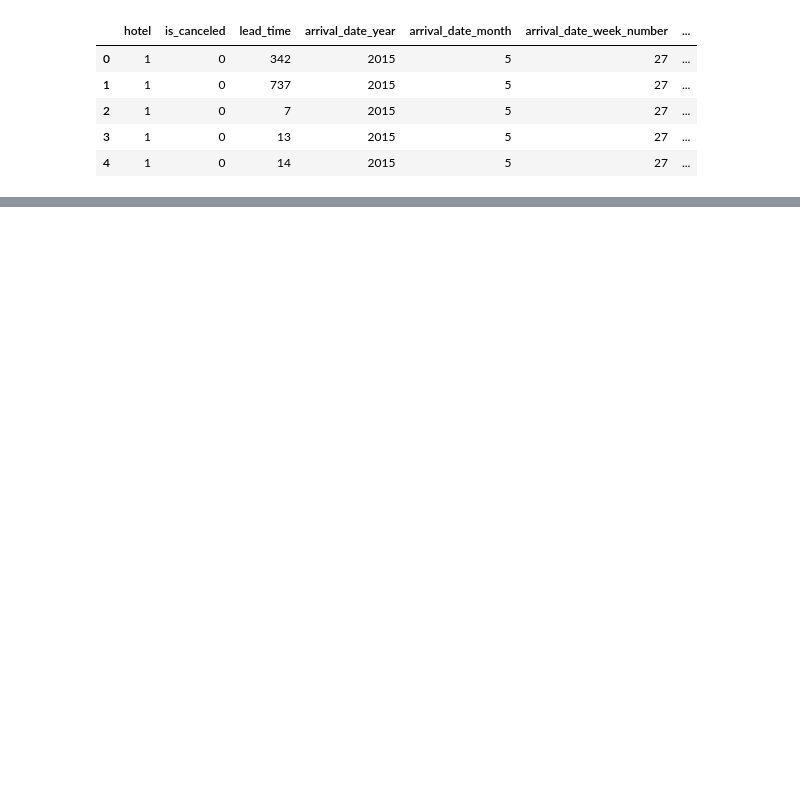
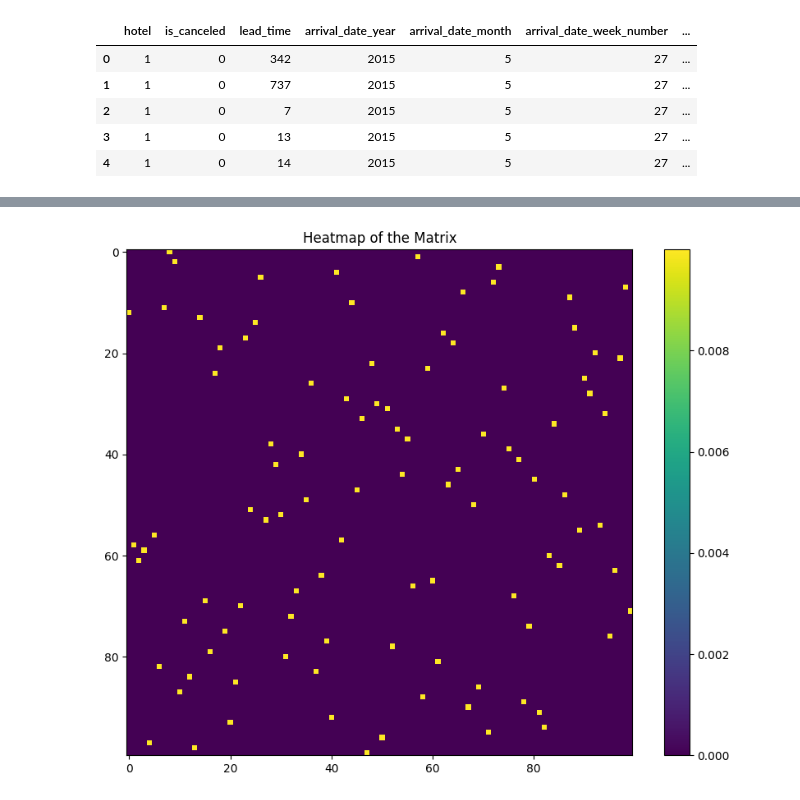
Before and after one commit to youlei202/distributional-counterfactual-explanation, a Jupyter notebook: poc.ipynb, the cells around one changed output, grey strips where cells are left out. Cells and saved outputs as stored; diff of their text form; code cells hidden in the pictures; blank space fills up the shorter version.

```diff
--- a/poc.ipynb
+++ b/poc.ipynb
@@ -19,5 +23,5 @@ pd.set_option('display.max_columns', None)
 # %%
-df_ = pd.read_csv('hotel_bookings.csv')
+df_ = pd.read_csv('data/hotel_booking/hotel_bookings.csv')
 df = df_.copy()
 target_name = 'is_canceled'
 target = df[target_name]
@@ -143,14 +151,13 @@ accuracy.item()
 # %%
-sample_num = 25
+sample_num = 5
 
 indice = (X_test.sample(sample_num)).index
 # %%
-X_prime = X_test.loc[indice].values
-X = X_prime.copy()
-
-y_prime = model(torch.FloatTensor(X_prime))
+X = X_test.loc[indice].values
 y = model(torch.FloatTensor(X))
 
+y_target = torch.zeros_like(y)
+
 y_true = y_test.loc[indice]
 # %%
 from explainers.dce import DistributionalCounterfactualExplainer
@@ -227,0 +283,14 @@ counterfactual_X[check_column].mean()
+# %%
+import numpy as np
+import matplotlib.pyplot as plt
+
+# Sample matrix for demonstration
+matrix = explainer.wd.nu.numpy()
+
+plt.figure(figsize=(10, 8))
+plt.imshow(matrix, cmap='viridis')
+plt.colorbar()
+plt.title("Heatmap of the Matrix")
+plt.show()
+# %% [output]
+[figure, added]
```
Also changed, not shown: parts of 19 cells of this notebook, 6 other files.
